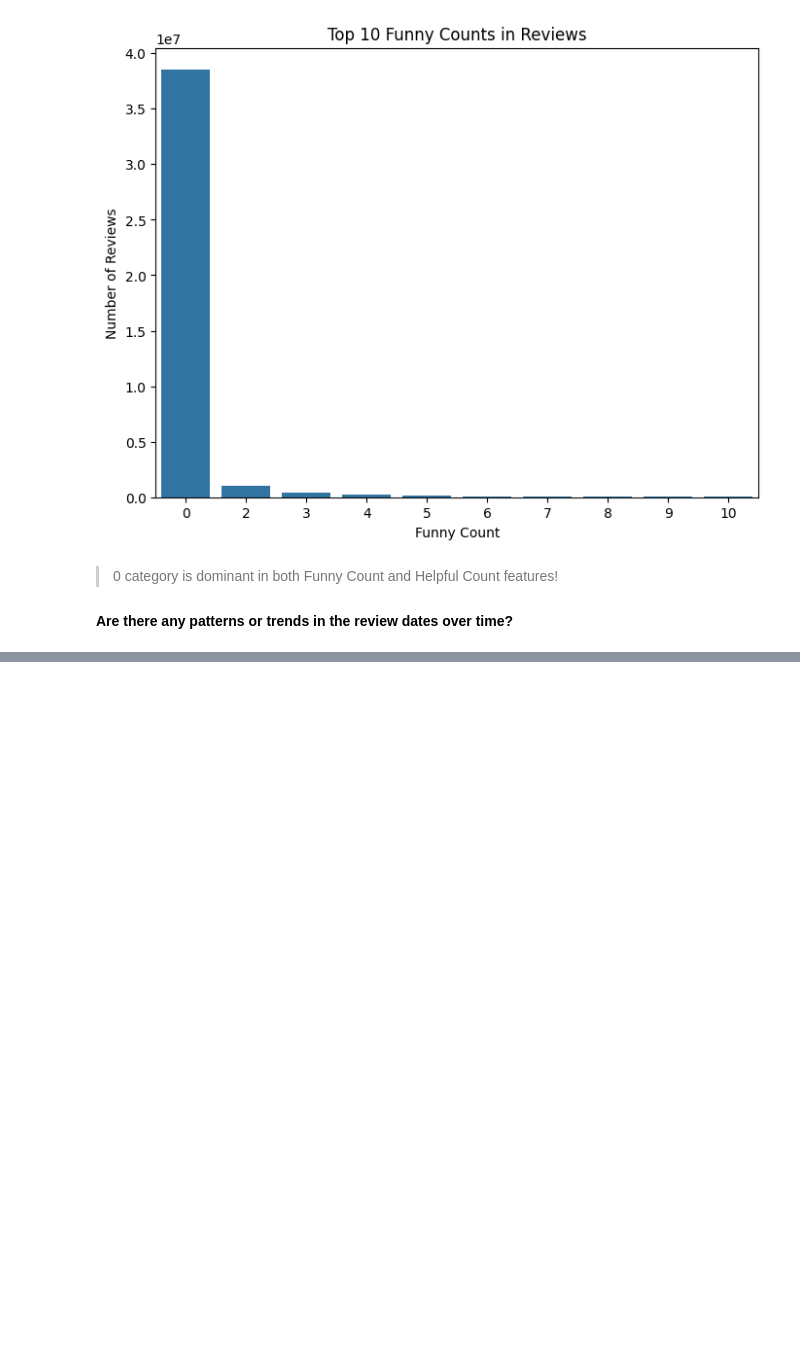
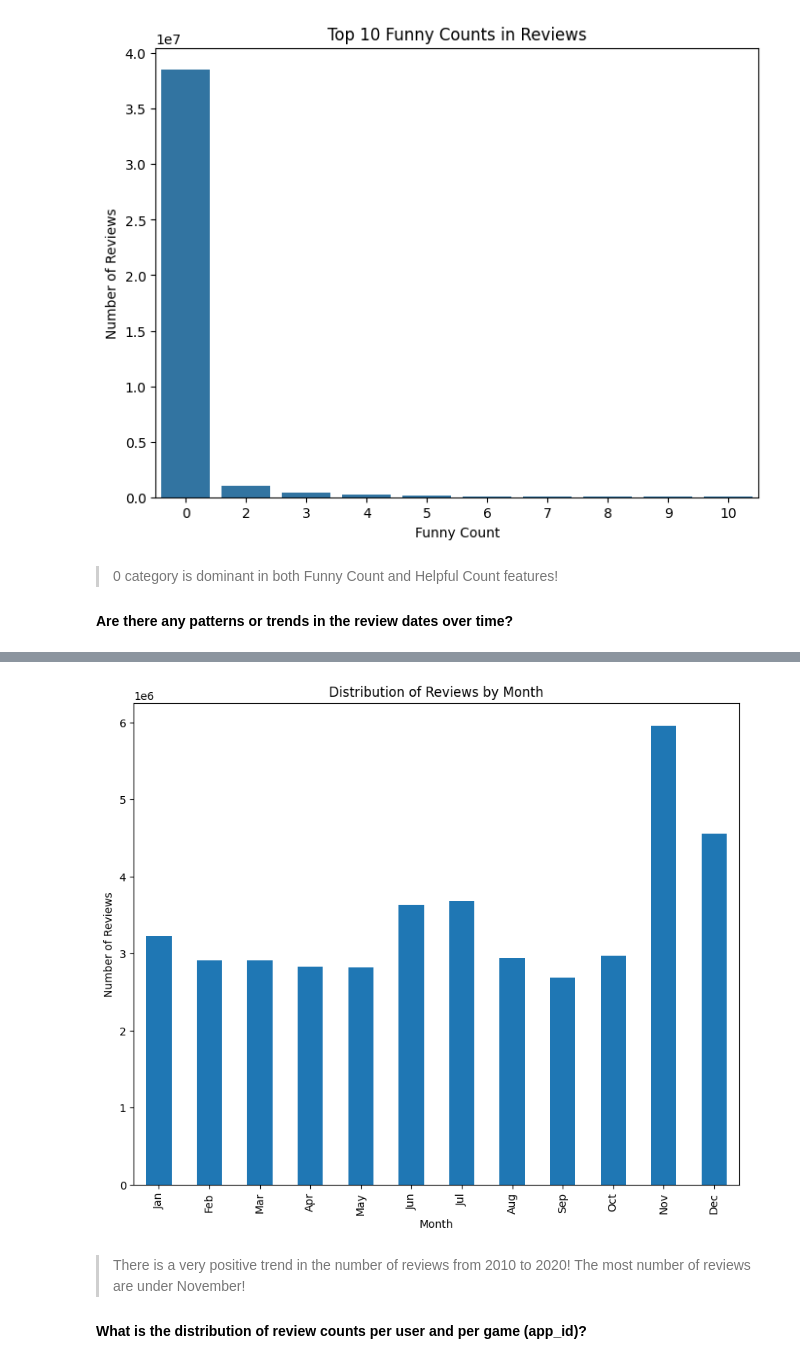
Before and after one commit to Darknight47/Data-Science-Project-02, a Jupyter notebook: steam_game_recommendation.ipynb, the cells around one changed output, grey strips where cells are left out. Cells and saved outputs as stored; diff of their text form; code cells hidden in the pictures; blank space fills up the shorter version.

```diff
--- a/steam_game_recommendation.ipynb
+++ b/steam_game_recommendation.ipynb
@@ -339,0 +353,14 @@ plt.show()
+# %%
+#  Plot monthly trends
+plt.figure(figsize=(10, 8))
+recommendations_df['date'].dt.month.value_counts().sort_index().plot(kind='bar')
+plt.title('Distribution of Reviews by Month')
+plt.xlabel('Month')
+plt.ylabel('Number of Reviews')
+plt.xticks(range(12), ['Jan', 'Feb', 'Mar', 'Apr', 'May', 'Jun', 'Jul', 'Aug', 'Sep', 'Oct', 'Nov', 'Dec'])
+plt.show()
+# %% [output]
+[figure, added]
+# %% [markdown]
+> There is a very positive trend in the number of reviews from 2010 to 2020! The most number of reviews are under November!
+#### What is the distribution of review counts per user and per game (app_id)?
```
Also changed, not shown: parts of 2 cells of this notebook.
